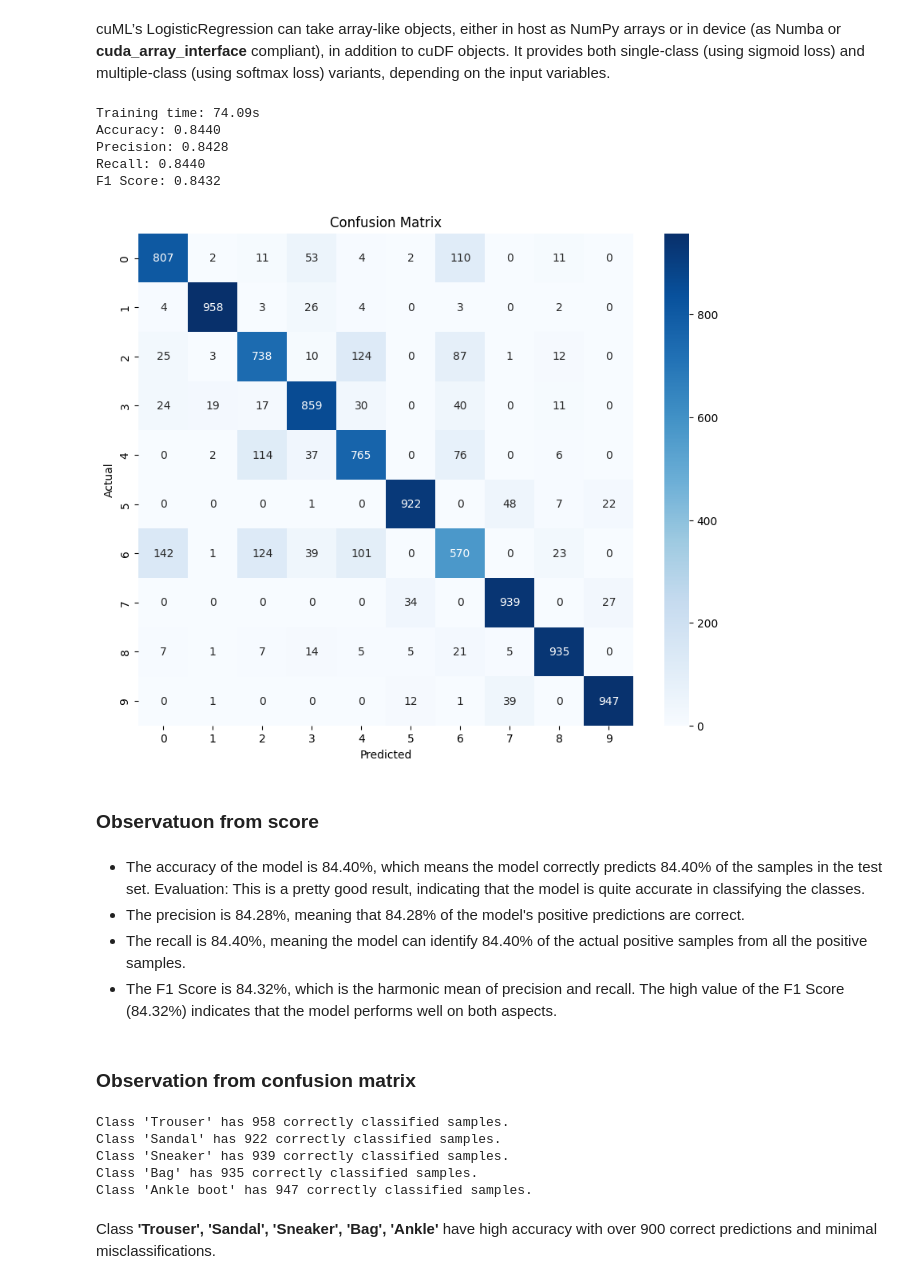
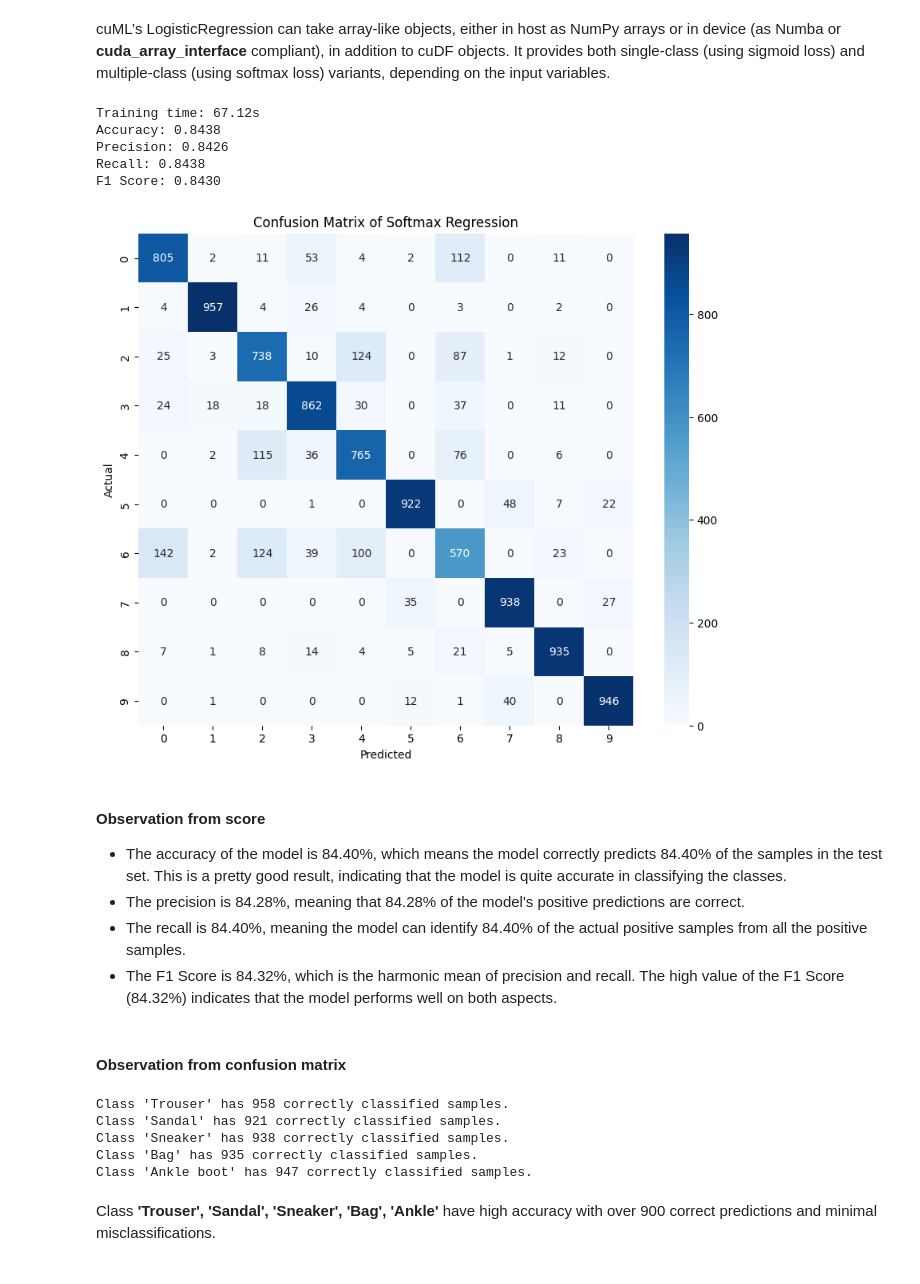
Before and after one commit to LeeTunMT/Team_Lab1_PR, a Jupyter notebook: model.ipynb, the cells around one changed output. Drawn from its saved outputs; the diff is of its cells as text; code cells hidden in the pictures.

```diff
--- a/model.ipynb
+++ b/model.ipynb
@@ -231,7 +259,7 @@ test_images = scaler.fit_transform(test_images)
 cuML’s LogisticRegression can take array-like objects, either in host as NumPy arrays or in device (as Numba or __cuda_array_interface__ compliant), in addition to cuDF objects. It provides both single-class (using sigmoid loss) and multiple-class (using softmax loss) variants, depending on the input variables.
 # %%
 # Train Logistic Regression with multiple-class (Softmax Regression)
-softmax_model = cuMLLogisticRegression(max_iter=5000, solver='qn', fit_intercept=True) # multiple-class (using softmax loss) variants, depending on the input variables
+softmax_model = cuMLLogisticRegression(max_iter=3000, solver='qn', fit_intercept=True) # multiple-class (using softmax loss) variants, depending on the input variables
 
 start_time = time.time()
 softmax_model.fit(train_images, train_labels)
@@ -242,45 +270,45 @@ softmax_training_time = end_time - start_time
 # %%
 # Make predict on test-set
 test_predictions = softmax_model.predict(test_images)
+pred_softmax = test_predictions
 
 # Evaluate softmax Regression model
 softmax_accuracy = accuracy_score(test_labels, test_predictions)
 softmax_precision = precision_score(cp.asnumpy(test_labels), cp.asnumpy(test_predictions), average='macro')
 softmax_recall = recall_score(cp.asnumpy(test_labels), cp.asnumpy(test_predictions), average='macro')
 softmax_f1 = f1_score(cp.asnumpy(test_labels), cp.asnumpy(test_predictions), average='macro')
 
 print(f"Training time: {softmax_training_time:.2f}s")
 print(f"Accuracy: {softmax_accuracy:.4f}")
 print(f"Precision: {softmax_precision:.4f}")
 print(f"Recall: {softmax_recall:.4f}")
 print(f"F1 Score: {softmax_f1:.4f}")
 
 # confusion matrix
 softmax_conf_matrix = confusion_matrix(test_labels, test_predictions)
 softmax_conf_matrix = cp.asnumpy(softmax_conf_matrix)
 
 plt.figure(figsize=(10, 8))
 sns.heatmap(softmax_conf_matrix, annot=True, fmt='d', cmap='Blues')
 plt.xlabel('Predicted')
 plt.ylabel('Actual')
-plt.title('Confusion Matrix')
+plt.title('Confusion Matrix of Softmax Regression')
 plt.show()
 # %% [output]
-Training time: 74.09s
-Accuracy: 0.8440
-Precision: 0.8428
-Recall: 0.8440
-F1 Score: 0.8432
+Training time: 67.12s
+Accuracy: 0.8438
+Precision: 0.8426
+Recall: 0.8438
+F1 Score: 0.8430
-[figure, old version]
+[figure, new version]
-# %% [markdown]
-### Observatuon from score
 # %% [markdown]
-* The accuracy of the model is 84.40%, which means the model correctly predicts 84.40% of the samples in the test set. Evaluation: This is a pretty good result, indicating that the model is quite accurate in classifying the classes.
+#### Observation from score
+* The accuracy of the model is 84.40%, which means the model correctly predicts 84.40% of the samples in the test set. This is a pretty good result, indicating that the model is quite accurate in classifying the classes.
 * The precision is 84.28%, meaning that 84.28% of the model's positive predictions are correct.
 * The recall is 84.40%, meaning the model can identify 84.40% of the actual positive samples from all the positive samples.
 * The F1 Score is 84.32%, which is the harmonic mean of precision and recall. The high value of the F1 Score (84.32%) indicates that the model performs well on both aspects.
 # %% [markdown]
-### Observation from confusion matrix
+ #### Observation from confusion matrix
 # %%
 # Filter and print classes with correctly classified samples >= 900
 for class_idx in range(softmax_conf_matrix.shape[0]):
@@ -289,8 +317,8 @@ for class_idx in range(softmax_conf_matrix.shape[0]):
         print(f"Class '{class_names[class_idx]}' has {correct_predictions} correctly classified samples.")
 # %% [output]
 Class 'Trouser' has 958 correctly classified samples.
-Class 'Sandal' has 922 correctly classified samples.
-Class 'Sneaker' has 939 correctly classified samples.
+Class 'Sandal' has 921 correctly classified samples.
+Class 'Sneaker' has 938 correctly classified samples.
 Class 'Bag' has 935 correctly classified samples.
 Class 'Ankle boot' has 947 correctly classified samples.
 # %% [markdown]
```
Also changed, not shown: parts of 76 cells of this notebook.
